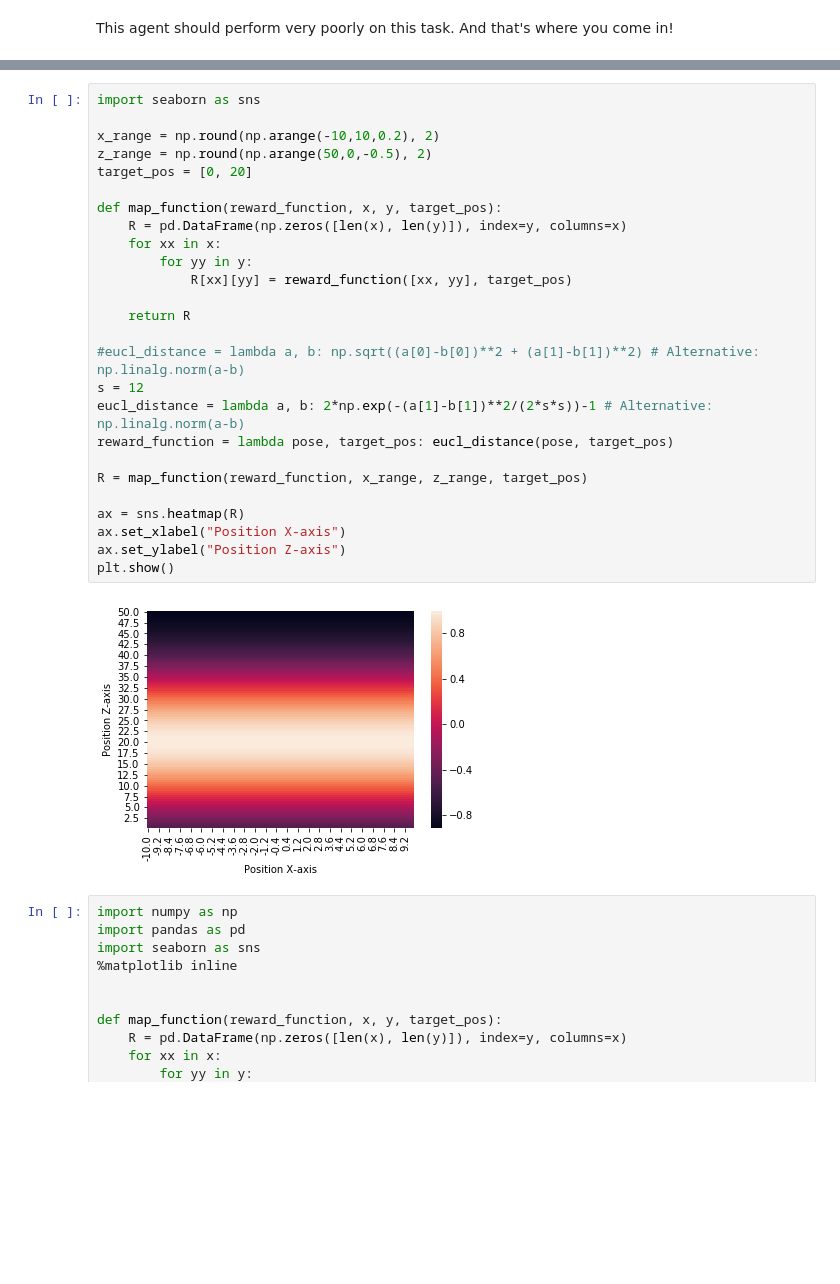
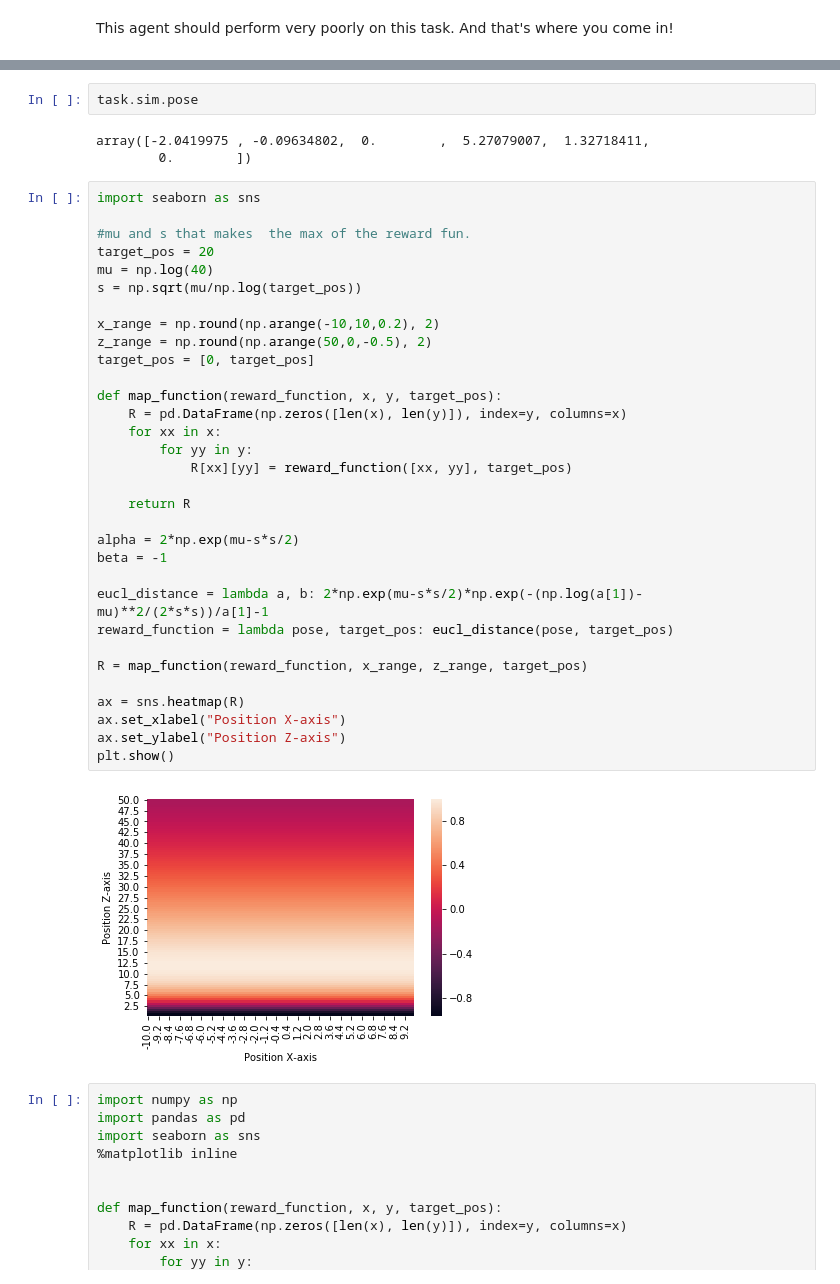
Before and after one commit to corasantos/Udacity-ML-Engineer-Nanodegree, a Jupyter notebook: Reinforcement Learning - Quadcopter/Quadcopter_Project.ipynb, the cells around one changed output, grey strips where cells are left out. Cells and saved outputs as stored; diff of their text form; blank space fills up the shorter version.

Commit message:
Adjusting the Reward function - lognorm, z-axis only. Learning rate = 0.0005

```diff
--- a/Reinforcement Learning - Quadcopter/Quadcopter_Project.ipynb
+++ b/Reinforcement Learning - Quadcopter/Quadcopter_Project.ipynb
@@ -303,31 +309,42 @@ plt.plot(x,y3)
+# %%
+task.sim.pose
+# %% [output]
+array([-2.0419975 , -0.09634802,  0.        ,  5.27079007,  1.32718411,
+        0.        ])
 # %%
 import seaborn as sns
 
+#mu and s that makes  the max of the reward fun.
+target_pos = 20
+mu = np.log(40)
+s = np.sqrt(mu/np.log(target_pos))
+
 x_range = np.round(np.arange(-10,10,0.2), 2)
 z_range = np.round(np.arange(50,0,-0.5), 2)
-target_pos = [0, 20]
+target_pos = [0, target_pos]
 
 def map_function(reward_function, x, y, target_pos):
     R = pd.DataFrame(np.zeros([len(x), len(y)]), index=y, columns=x)
     for xx in x:
         for yy in y:
             R[xx][yy] = reward_function([xx, yy], target_pos)
 
     return R
 
-#eucl_distance = lambda a, b: np.sqrt((a[0]-b[0])**2 + (a[1]-b[1])**2) # Alternative: np.linalg.norm(a-b)
-s = 12
-eucl_distance = lambda a, b: 2*np.exp(-(a[1]-b[1])**2/(2*s*s))-1 # Alternative: np.linalg.norm(a-b)
+alpha = 2*np.exp(mu-s*s/2)
+beta = -1
+
+eucl_distance = lambda a, b: 2*np.exp(mu-s*s/2)*np.exp(-(np.log(a[1])-mu)**2/(2*s*s))/a[1]-1
 reward_function = lambda pose, target_pos: eucl_distance(pose, target_pos)
 
 R = map_function(reward_function, x_range, z_range, target_pos)
 
 ax = sns.heatmap(R)
 ax.set_xlabel("Position X-axis")
 ax.set_ylabel("Position Z-axis")
 plt.show()
 # %% [output]
-[figure, old version]
+[figure, new version]
 # %%
 import numpy as np
 import pandas as pd
```
Also changed, not shown: parts of 4 cells of this notebook, 3 other files.
